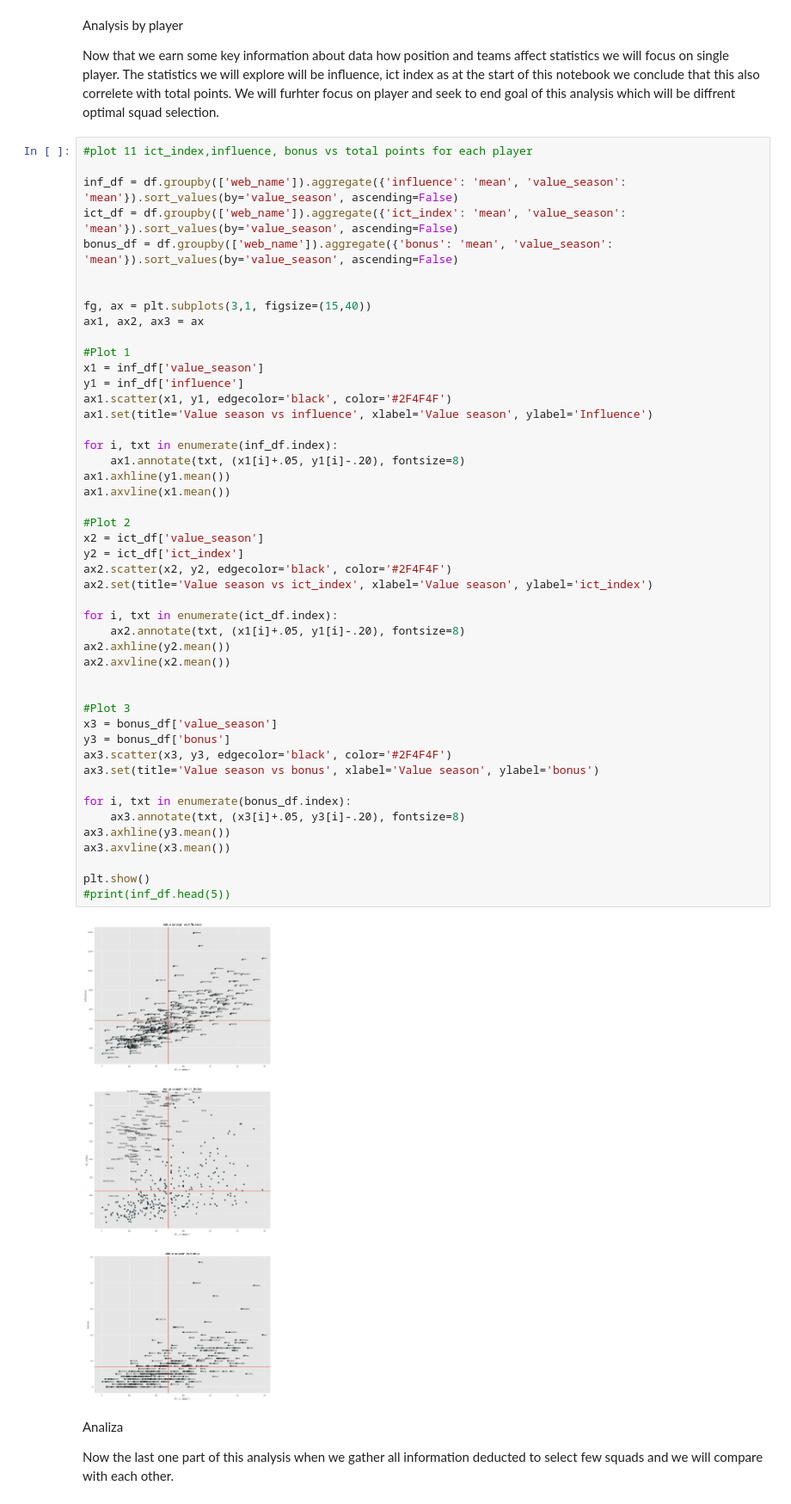
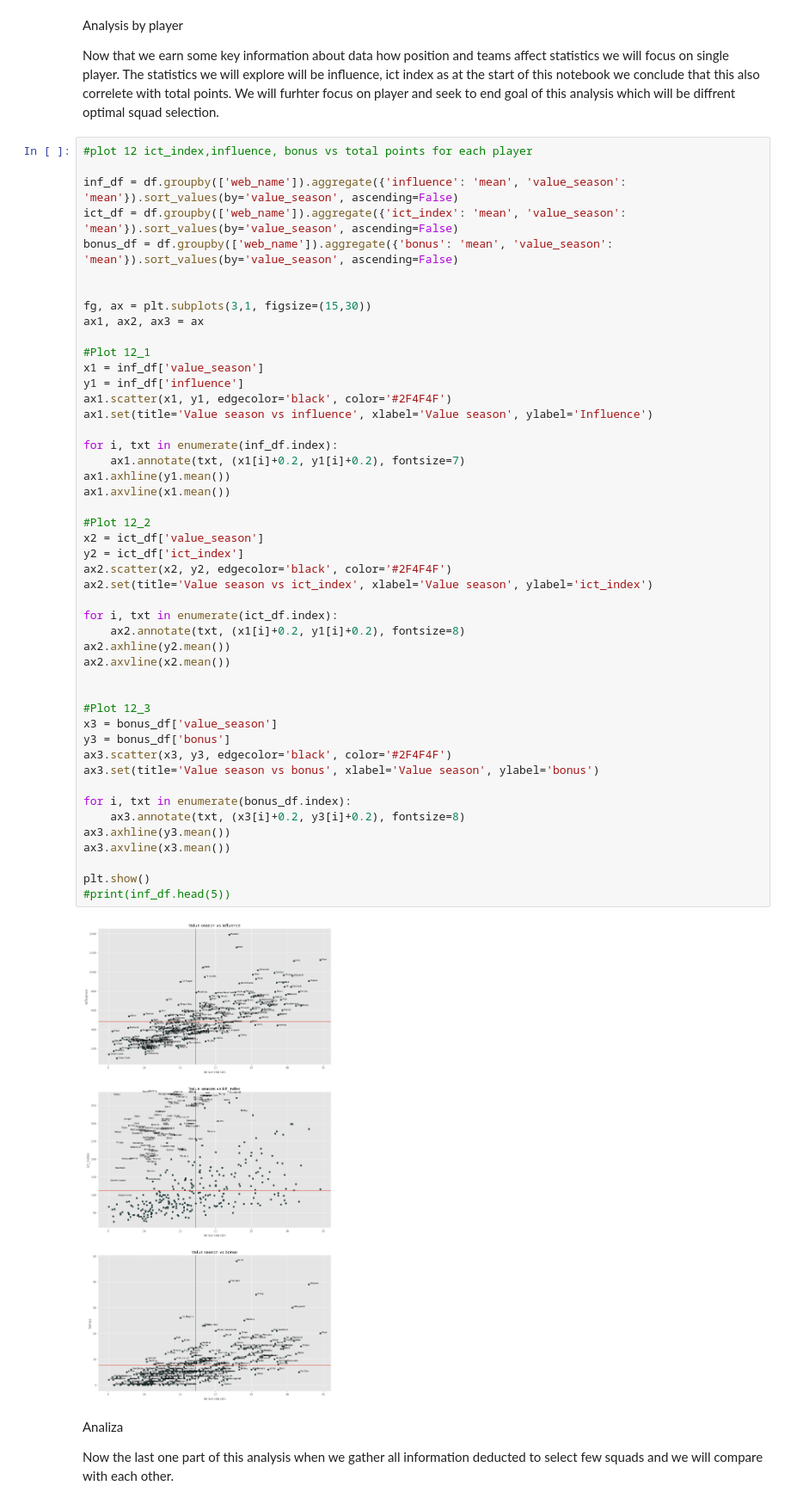
Before and after one commit to matpasternak/fpl_22_23, a Jupyter notebook: 2_Data_analysis.ipynb, the cells around one changed output. Shown at 86% size. Saved outputs shown, nothing was run; the diff lists cells and outputs as text.

```diff
--- a/2_Data_analysis.ipynb
+++ b/2_Data_analysis.ipynb
@@ -386,54 +390,54 @@ Analysis by player
 
 Now that we earn some key information about data how position and teams affect statistics we will focus on single player. The statistics we will explore will be influence, ict index as at the start of this notebook we conclude that this also correlete with total points. We will furhter focus on player and seek to end goal of this analysis which will be diffrent optimal squad selection.
 # %%
-#plot 11 ict_index,influence, bonus vs total points for each player
+#plot 12 ict_index,influence, bonus vs total points for each player
 
 inf_df = df.groupby(['web_name']).aggregate({'influence': 'mean', 'value_season': 'mean'}).sort_values(by='value_season', ascending=False)
 ict_df = df.groupby(['web_name']).aggregate({'ict_index': 'mean', 'value_season': 'mean'}).sort_values(by='value_season', ascending=False)
 bonus_df = df.groupby(['web_name']).aggregate({'bonus': 'mean', 'value_season': 'mean'}).sort_values(by='value_season', ascending=False)
 
 
-fg, ax = plt.subplots(3,1, figsize=(15,40))
+fg, ax = plt.subplots(3,1, figsize=(15,30))
 ax1, ax2, ax3 = ax
 
-#Plot 1
+#Plot 12_1
 x1 = inf_df['value_season']
 y1 = inf_df['influence']
 ax1.scatter(x1, y1, edgecolor='black', color='#2F4F4F')
 ax1.set(title='Value season vs influence', xlabel='Value season', ylabel='Influence')
 
 for i, txt in enumerate(inf_df.index):
-    ax1.annotate(txt, (x1[i]+.05, y1[i]-.20), fontsize=8)
+    ax1.annotate(txt, (x1[i]+0.2, y1[i]+0.2), fontsize=7)
 ax1.axhline(y1.mean())
 ax1.axvline(x1.mean())
 
-#Plot 2
+#Plot 12_2
 x2 = ict_df['value_season']
 y2 = ict_df['ict_index']
 ax2.scatter(x2, y2, edgecolor='black', color='#2F4F4F')
 ax2.set(title='Value season vs ict_index', xlabel='Value season', ylabel='ict_index')
 
 for i, txt in enumerate(ict_df.index):
-    ax2.annotate(txt, (x1[i]+.05, y1[i]-.20), fontsize=8)
+    ax2.annotate(txt, (x1[i]+0.2, y1[i]+0.2), fontsize=8)
 ax2.axhline(y2.mean())
 ax2.axvline(x2.mean())
 
 
-#Plot 3
+#Plot 12_3
 x3 = bonus_df['value_season']
 y3 = bonus_df['bonus']
 ax3.scatter(x3, y3, edgecolor='black', color='#2F4F4F')
 ax3.set(title='Value season vs bonus', xlabel='Value season', ylabel='bonus')
 
 for i, txt in enumerate(bonus_df.index):
-    ax3.annotate(txt, (x3[i]+.05, y3[i]-.20), fontsize=8)
+    ax3.annotate(txt, (x3[i]+0.2, y3[i]+0.2), fontsize=8)
 ax3.axhline(y3.mean())
 ax3.axvline(x3.mean())
 
 plt.show()
 #print(inf_df.head(5))
 # %% [output]
-[figure, old version]
+[figure, new version]
 # %% [markdown]
 Analiza
 
```
Also changed, not shown: parts of 15 cells of this notebook.
